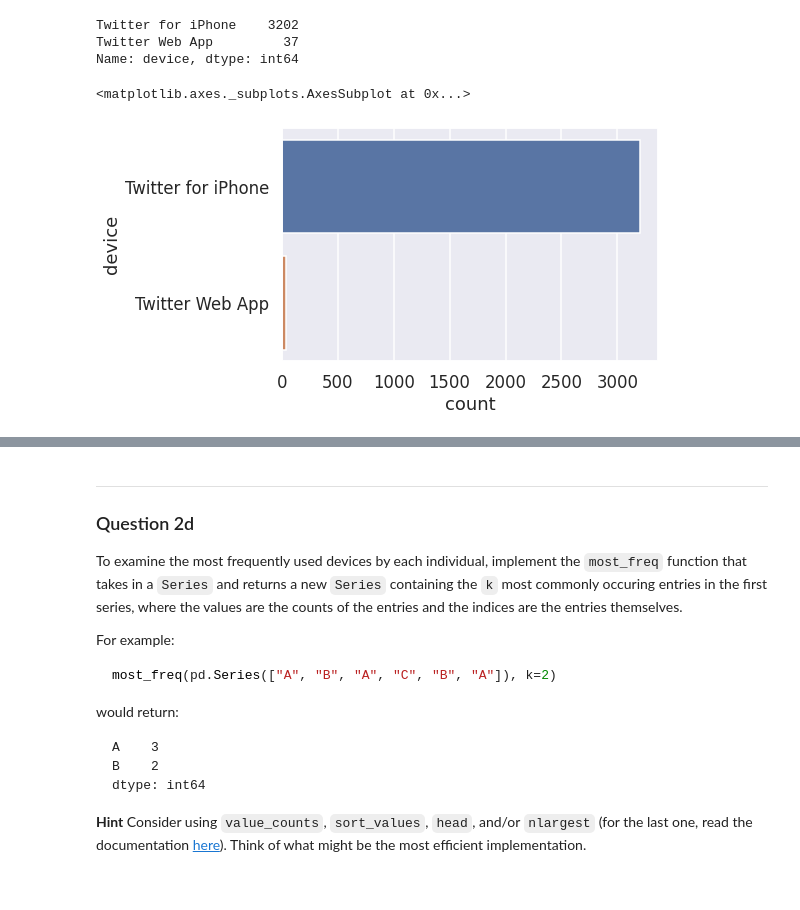
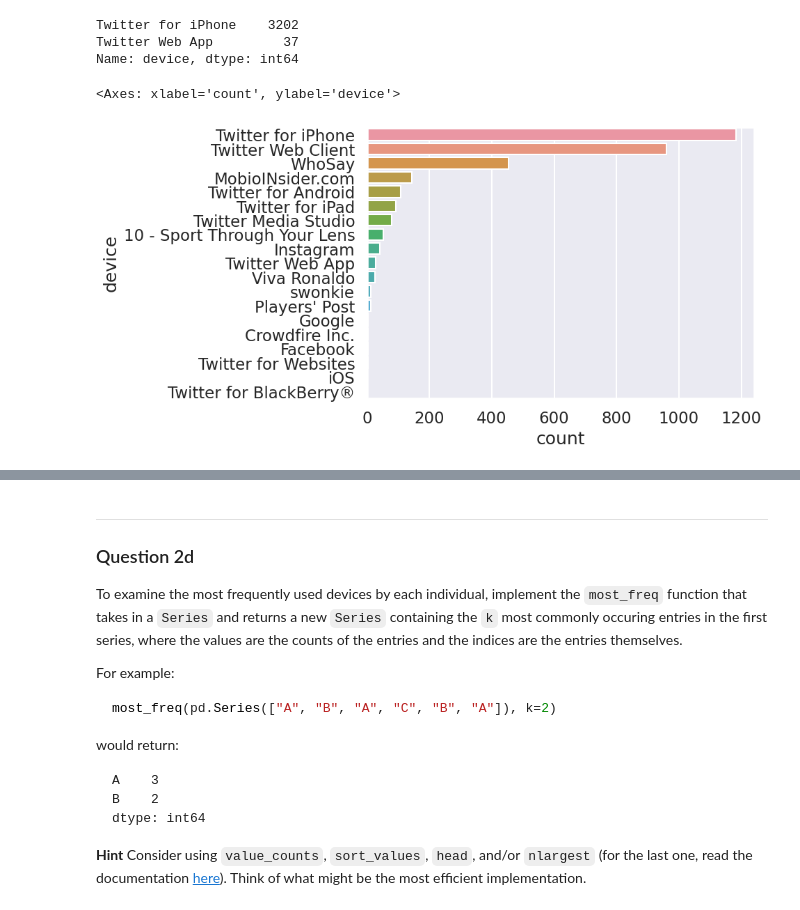
Before and after one commit to brianballer/ds100-sp22, a Jupyter notebook: hw/hw03/hw03.ipynb, the cells around one changed output, grey strips where cells are left out. Saved outputs shown, nothing was run; the diff lists cells and outputs as text; code cells hidden in the pictures.

```diff
--- a/hw/hw03/hw03.ipynb
+++ b/hw/hw03/hw03.ipynb
@@ -365,8 +421,9 @@ tweets["elonmusk"]["device"].value_counts()
 Twitter for iPhone    3202
 Twitter Web App         37
 Name: device, dtype: int64
-# %%
-sns.countplot(data=tweets["elonmusk"], y="device")
-# %% [output]
-<matplotlib.axes._subplots.AxesSubplot at 0x...>
-[figure, removed]
+# %%
+# plot -- sns has weird syntax to order this countplot
+sns.countplot(data=tweets["Cristiano"], y="device", order=tweets['Cristiano']['device'].value_counts().index)
+# %% [output]
+<Axes: xlabel='count', ylabel='device'>
+[figure, added]
```
Also changed, not shown: parts of 17 cells of this notebook.
